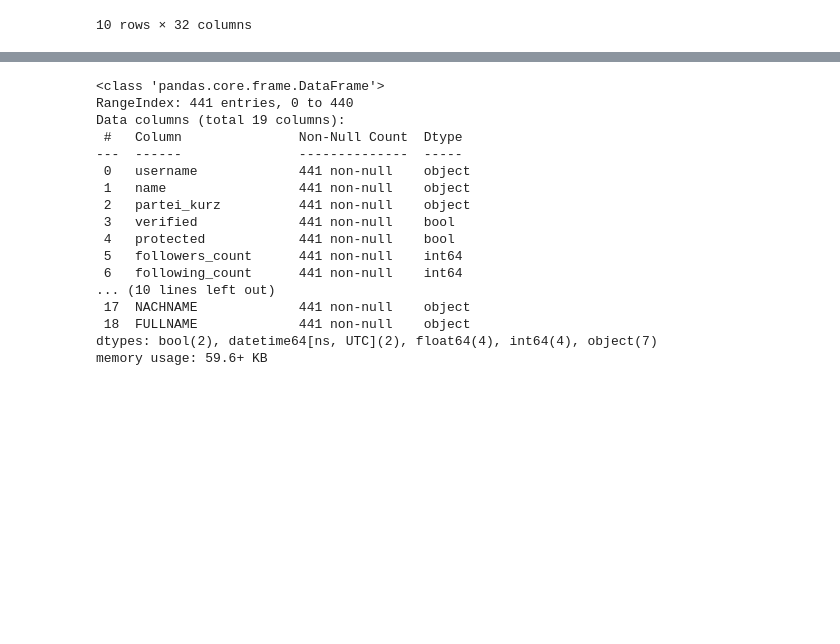
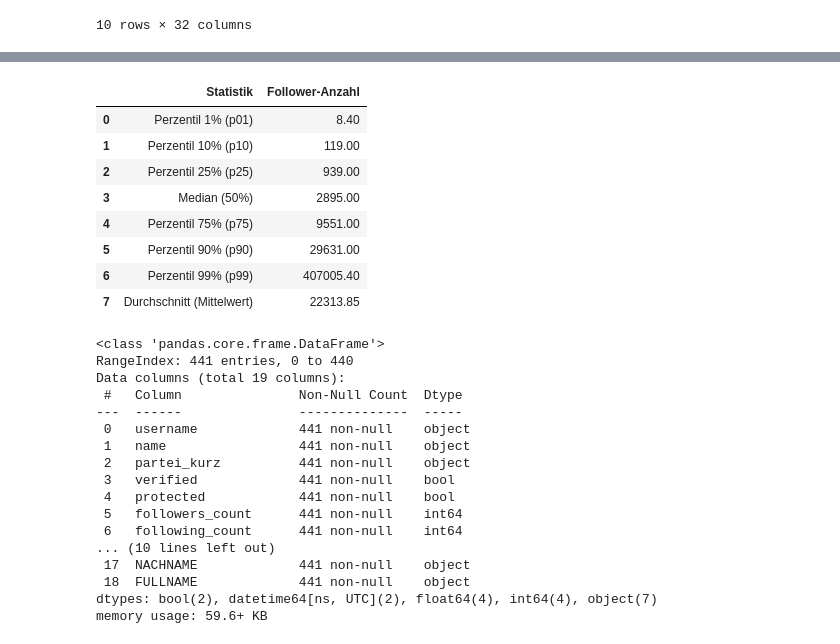
Before and after one commit to ffikowski/xminer, a Jupyter notebook: notebooks/follower_individual_politicians.ipynb, the cells around one changed output, grey strips where cells are left out. Cells and saved outputs as stored; diff of their text form; code cells hidden in the pictures; blank space fills up the shorter version.

```diff
--- a/notebooks/initial_analysis.ipynb
+++ b/notebooks/follower_individual_politicians.ipynb
@@ -79,3 +79,31 @@ Shape: (441, 15)
 | 7 | GtzFrmming | Götz Frömming, MdB | AFD | False | False | 36658 | 3071 | 24382 | ... |
 | 8 | Rene_Springer | René Springer | AFD | False | False | 35262 | 1001 | 6565 | ... |
 | 9 | DrBerndBaumann | Dr. Bernd Baumann | AFD | False | False | 33279 | 148 | 392 | ... |
+# %%
+import plotly.express as px
+import pandas as pd
+import numpy as np
+
+# --- Tabelle mit Kennzahlen & Perzentilen ---
+col = "followers_count"
+s = df_profiles[col].dropna()
+
+percentiles = {
+    "Perzentil 1% (p01)": s.quantile(0.01),
+    "Perzentil 10% (p10)": s.quantile(0.10),
+    "Perzentil 25% (p25)": s.quantile(0.25),
+    "Median (50%)": s.quantile(0.50),
+    "Perzentil 75% (p75)": s.quantile(0.75),
+    "Perzentil 90% (p90)": s.quantile(0.90),
+    "Perzentil 99% (p99)": s.quantile(0.99),
+    "Durchschnitt (Mittelwert)": s.mean(),
+}
+
+stats_df = (
+    pd.Series(percentiles)
+    .rename_axis("Statistik")
+    .reset_index(name="Follower-Anzahl")
+    .round(2)
+)
+
+print(stats_df)
@@ -81,0 +120,12 @@ Shape: (441, 15)
+# %%
+display(stats_df)
+# %% [output]
+|  | Statistik | Follower-Anzahl |
+| 0 | Perzentil 1% (p01) | 8.40 |
+| 1 | Perzentil 10% (p10) | 119.00 |
+| 2 | Perzentil 25% (p25) | 939.00 |
+| 3 | Median (50%) | 2895.00 |
+| 4 | Perzentil 75% (p75) | 9551.00 |
+| 5 | Perzentil 90% (p90) | 29631.00 |
+| 6 | Perzentil 99% (p99) | 407005.40 |
+| 7 | Durchschnitt (Mittelwert) | 22313.85 |
```
Also changed, not shown: parts of 4 cells of this notebook, 1 other file.
